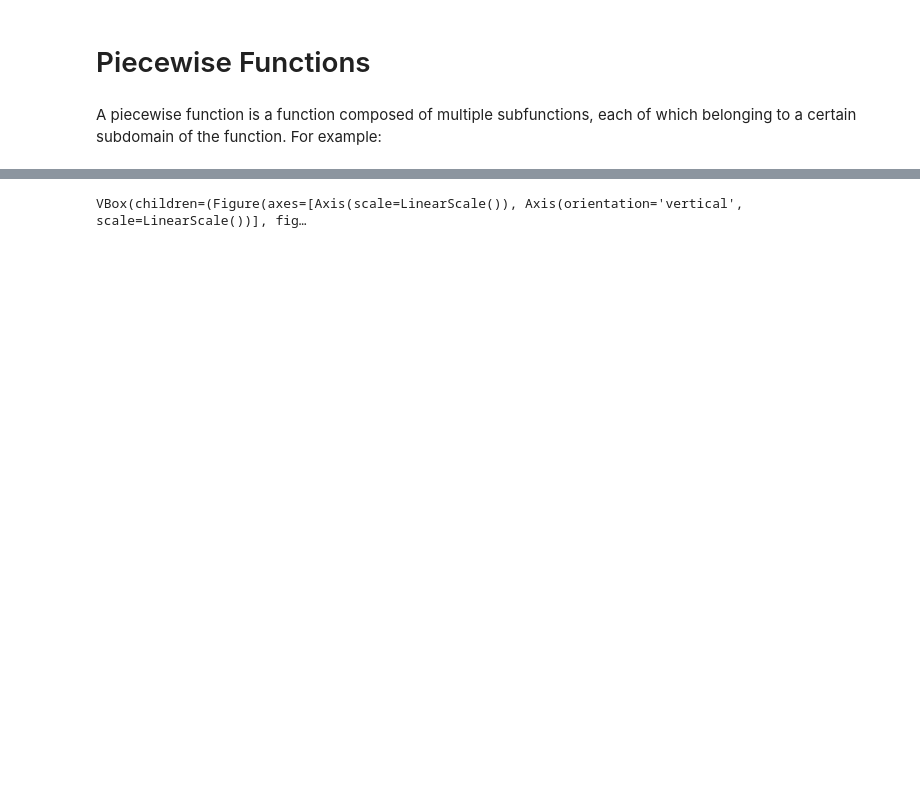
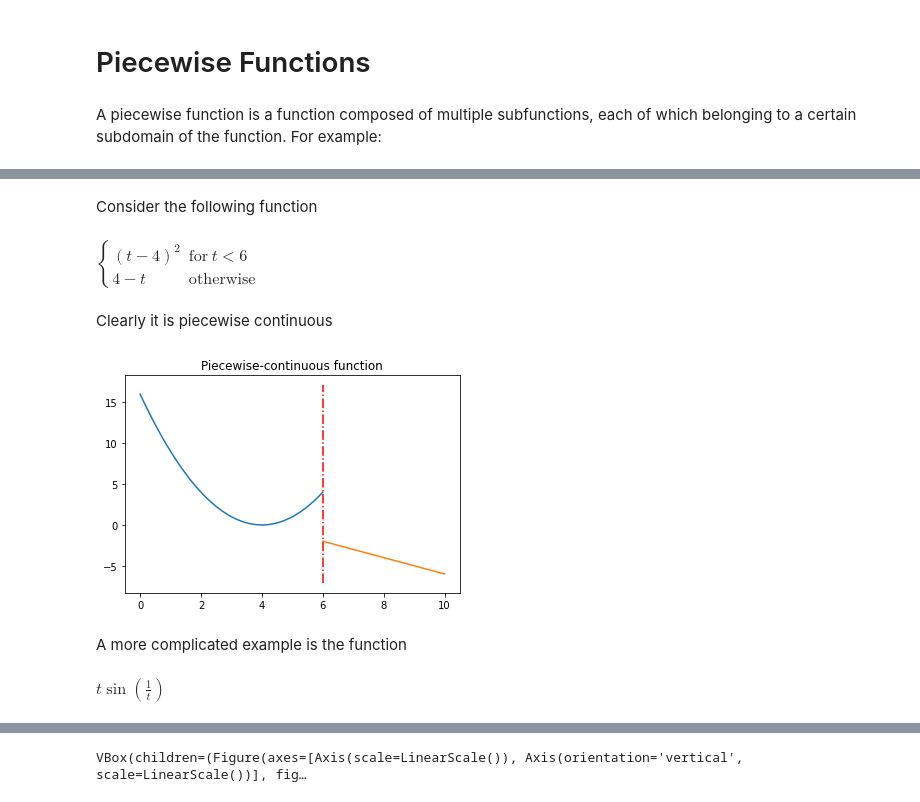
Before and after one commit to agoose77/notes, a Jupyter notebook: maths/piecewise-functions.ipynb, the cells around one changed output, grey strips where cells are left out. Drawn from its saved outputs; the diff is of its cells as text; code cells hidden in the pictures; blank space fills up the shorter version.

```diff
--- a/maths/piecewise-functions.ipynb
+++ b/maths/piecewise-functions.ipynb
@@ -40,0 +71,27 @@ VBox(children=(Figure(axes=[Axis(scale=LinearScale()), Axis(orientation='vertica
+# %% [markdown]
+Consider the following function
+# %%
+f_pc = sm.Piecewise(
+    ((t - 4)**2, t<6),
+    (4 - t, t>=6)
+)
+f_pc
+# %% [output]
+$\displaystyle \begin{cases} \left(t - 4\right)^{2} & \text{for}\: t < 6 \\4 - t & \text{otherwise} \end{cases}$
+# %% [markdown]
+Clearly it is piecewise continuous
+# %%
+plt.figure()
+plt.title("Piecewise-continuous function")
+for xx, yy in evaluate_piecewise(f_pc, t, x):
+    plt.plot(xx, yy)
+plt.vlines(6, *plt.ylim(), linestyle="dashdot", color="red");
+# %% [output]
+[figure, added]
+# %% [markdown]
+A more complicated example is the function
+# %%
+f_pc_sin = t * sm.sin(1 / t)
+f_pc_sin
+# %% [output]
+$\displaystyle t \sin{\left(\frac{1}{t} \right)}$
```
Also changed, not shown: parts of 22 cells of this notebook.
